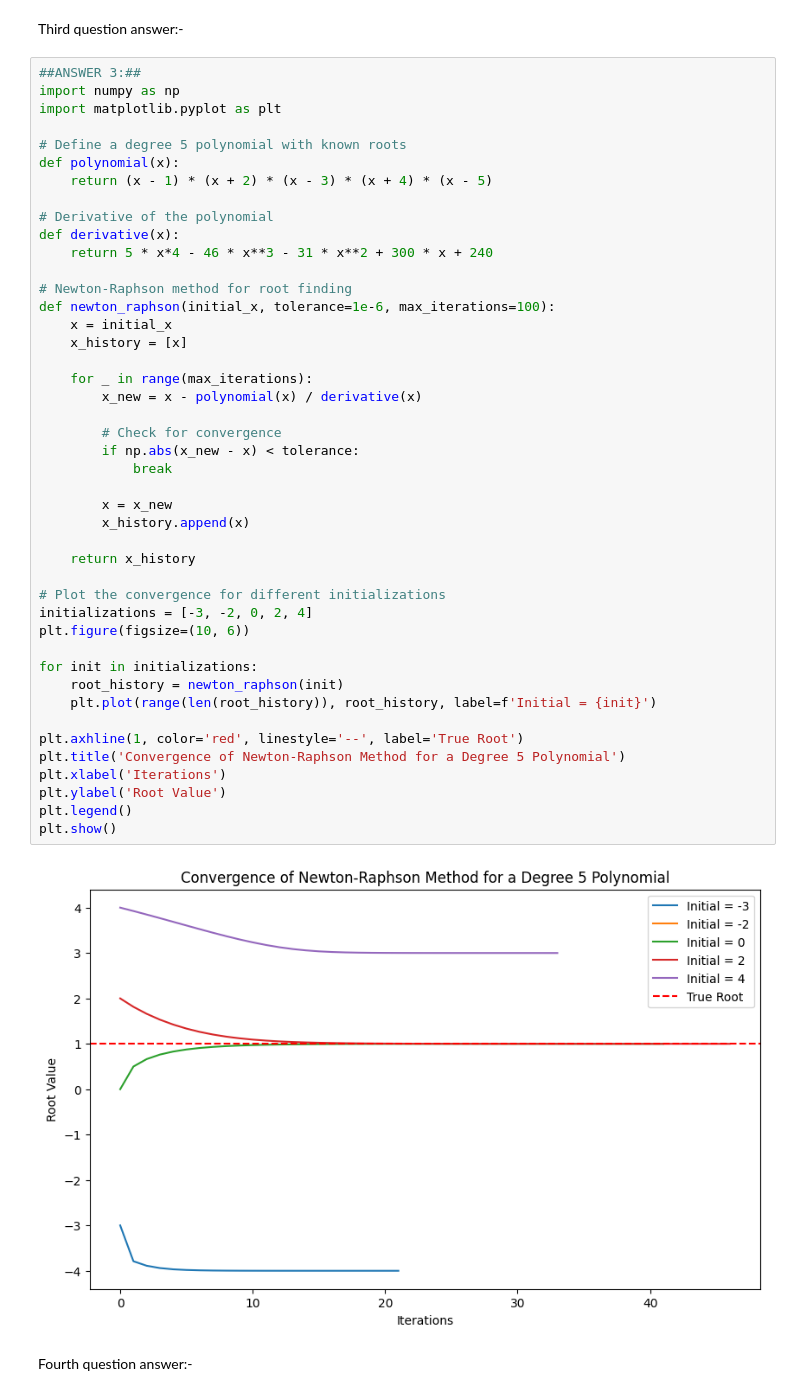
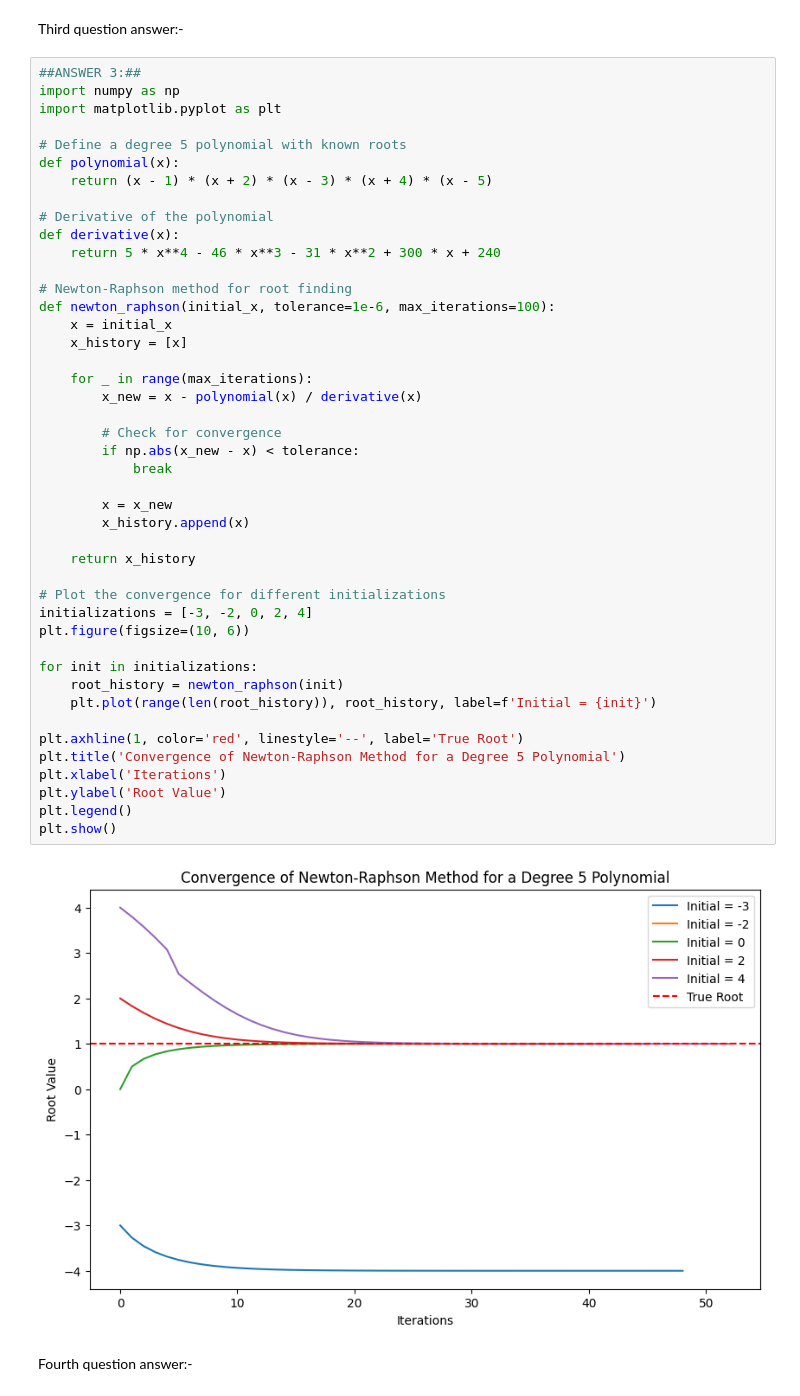
Before and after one commit to Lakshmi-prassu/FMML, a Jupyter notebook: Copy_of_FMML_Module4_Lab2_2024.ipynb, the cells around one changed output. Drawn from its saved outputs; the diff is of its cells as text.

```diff
--- a/Copy_of_FMML_Module4_Lab2_2024.ipynb
+++ b/Copy_of_FMML_Module4_Lab2_2024.ipynb
@@ -421,41 +421,41 @@ def polynomial(x):
 
 # Derivative of the polynomial
 def derivative(x):
-    return 5 * x*4 - 46 * x**3 - 31 * x**2 + 300 * x + 240
+    return 5 * x**4 - 46 * x**3 - 31 * x**2 + 300 * x + 240
 
 # Newton-Raphson method for root finding
 def newton_raphson(initial_x, tolerance=1e-6, max_iterations=100):
     x = initial_x
     x_history = [x]
 
     for _ in range(max_iterations):
         x_new = x - polynomial(x) / derivative(x)
 
         # Check for convergence
         if np.abs(x_new - x) < tolerance:
             break
 
         x = x_new
         x_history.append(x)
 
     return x_history
 
 # Plot the convergence for different initializations
 initializations = [-3, -2, 0, 2, 4]
 plt.figure(figsize=(10, 6))
 
 for init in initializations:
     root_history = newton_raphson(init)
     plt.plot(range(len(root_history)), root_history, label=f'Initial = {init}')
 
 plt.axhline(1, color='red', linestyle='--', label='True Root')
 plt.title('Convergence of Newton-Raphson Method for a Degree 5 Polynomial')
 plt.xlabel('Iterations')
 plt.ylabel('Root Value')
 plt.legend()
 plt.show()
 # %% [output]
-[figure, old version]
+[figure, new version]
 # %% [markdown]
 Fourth question answer:-
 # %%
```
Also changed, not shown: parts of 2 cells of this notebook.
